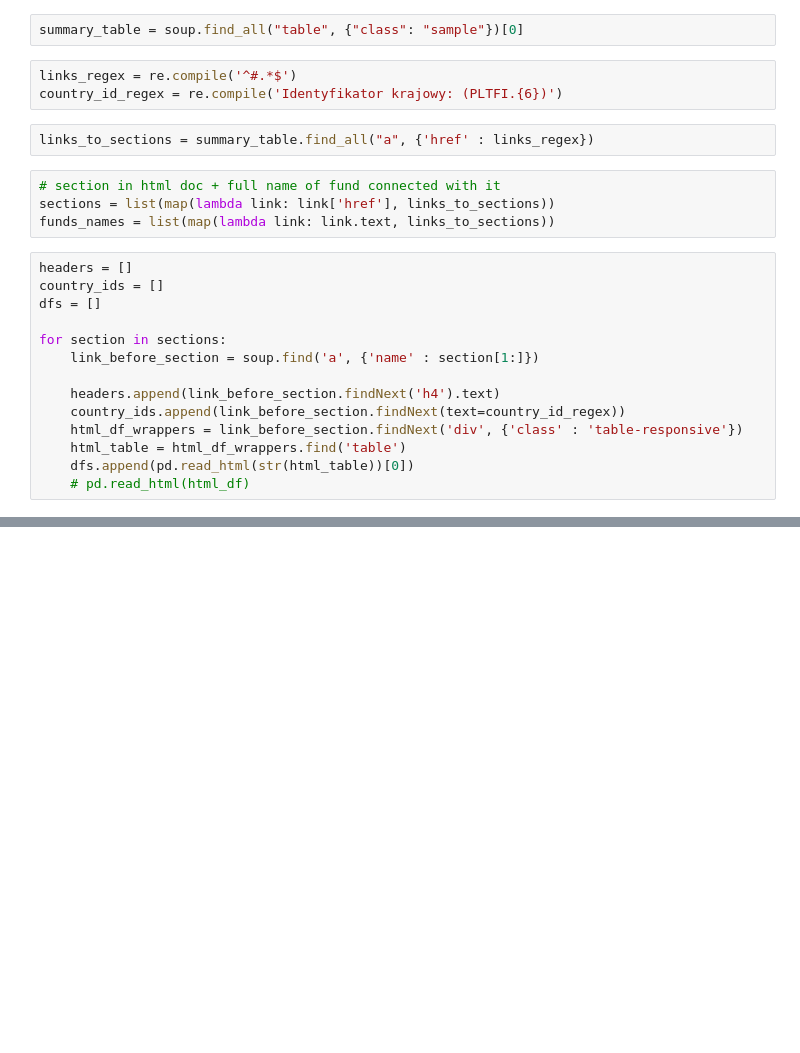
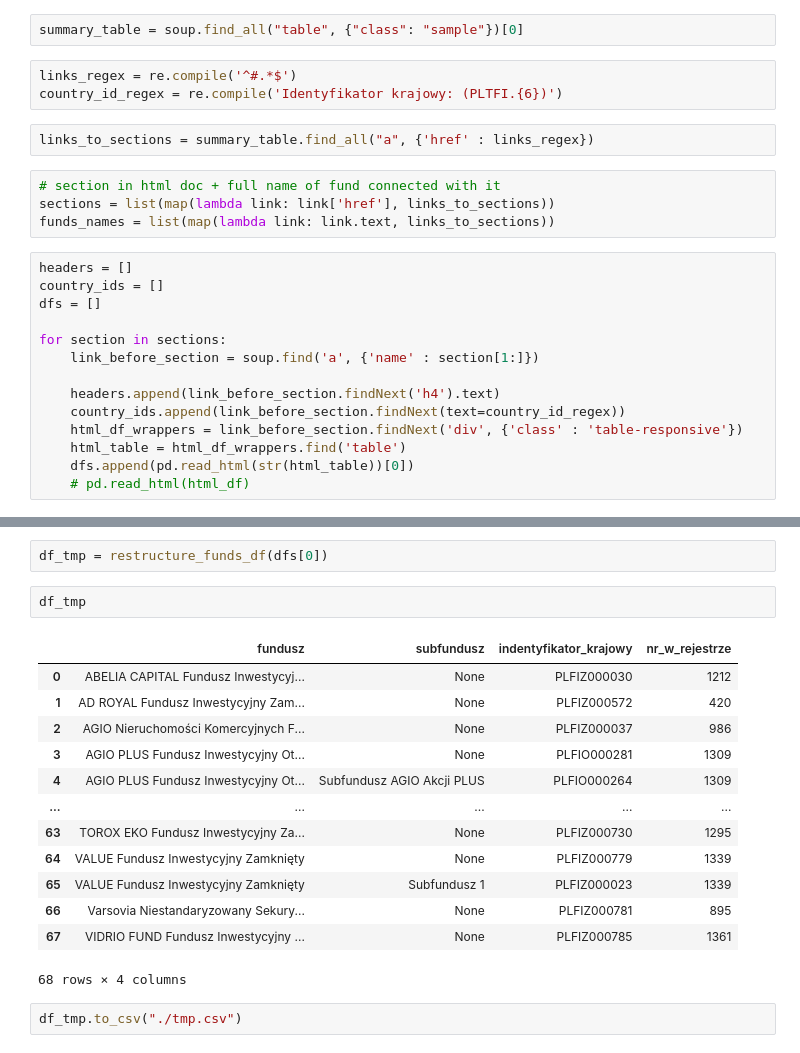
Before and after one commit to azoz01/supervision_hack_kiid, a Jupyter notebook: notebooks/knf__fundusze_scrapper.ipynb, the cells around one changed output, grey strips where cells are left out. Saved outputs shown, nothing was run; the diff lists cells and outputs as text; blank space fills up the shorter version.

```diff
--- a/notebooks/knf__fundusze_scrapper.ipynb
+++ b/notebooks/knf__fundusze_scrapper.ipynb
@@ -35,0 +105,20 @@ for section in sections:
+# %%
+df_tmp = restructure_funds_df(dfs[0])
+# %%
+df_tmp
+# %% [output]
+|  | fundusz | subfundusz | indentyfikator_krajowy | nr_w_rejestrze |
+| 0 | ABELIA CAPITAL Fundusz Inwestycyj... | None | PLFIZ000030 | 1212 |
+| 1 | AD ROYAL Fundusz Inwestycyjny Zam... | None | PLFIZ000572 | 420 |
+| 2 | AGIO Nieruchomości Komercyjnych F... | None | PLFIZ000037 | 986 |
+| 3 | AGIO PLUS Fundusz Inwestycyjny Ot... | None | PLFIO000281 | 1309 |
+| 4 | AGIO PLUS Fundusz Inwestycyjny Ot... | Subfundusz AGIO Akcji PLUS | PLFIO000264 | 1309 |
+| ... | ... | ... | ... | ... |
+| 63 | TOROX EKO Fundusz Inwestycyjny Za... | None | PLFIZ000730 | 1295 |
+| 64 | VALUE Fundusz Inwestycyjny Zamknięty | None | PLFIZ000779 | 1339 |
+| 65 | VALUE Fundusz Inwestycyjny Zamknięty | Subfundusz 1 | PLFIZ000023 | 1339 |
+| 66 | Varsovia Niestandaryzowany Sekury... | None | PLFIZ000781 | 895 |
+| 67 | VIDRIO FUND Fundusz Inwestycyjny ... | None | PLFIZ000785 | 1361 |
+68 rows × 4 columns
+# %%
+df_tmp.to_csv("./tmp.csv")
```
Also changed, not shown: parts of 8 cells of this notebook.
